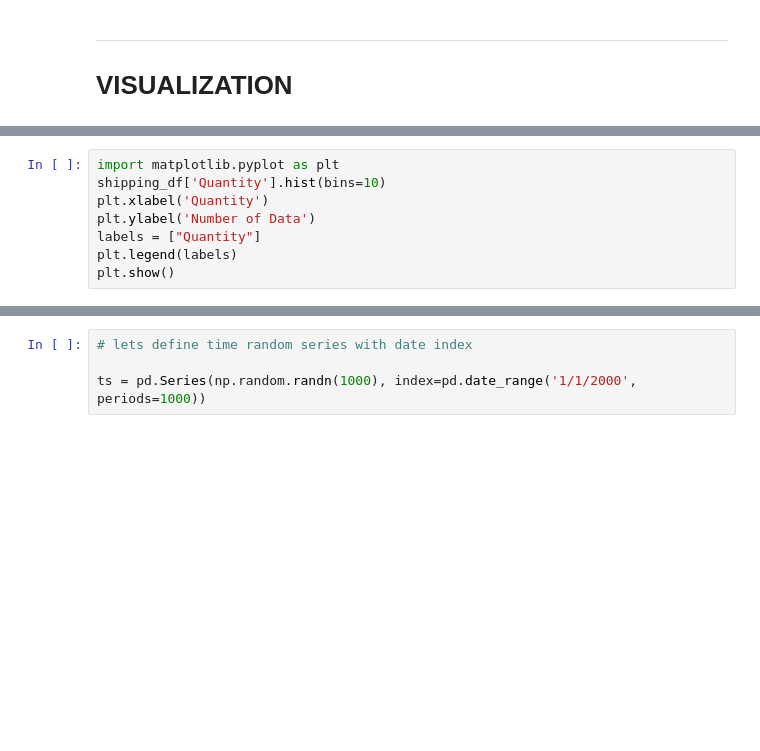
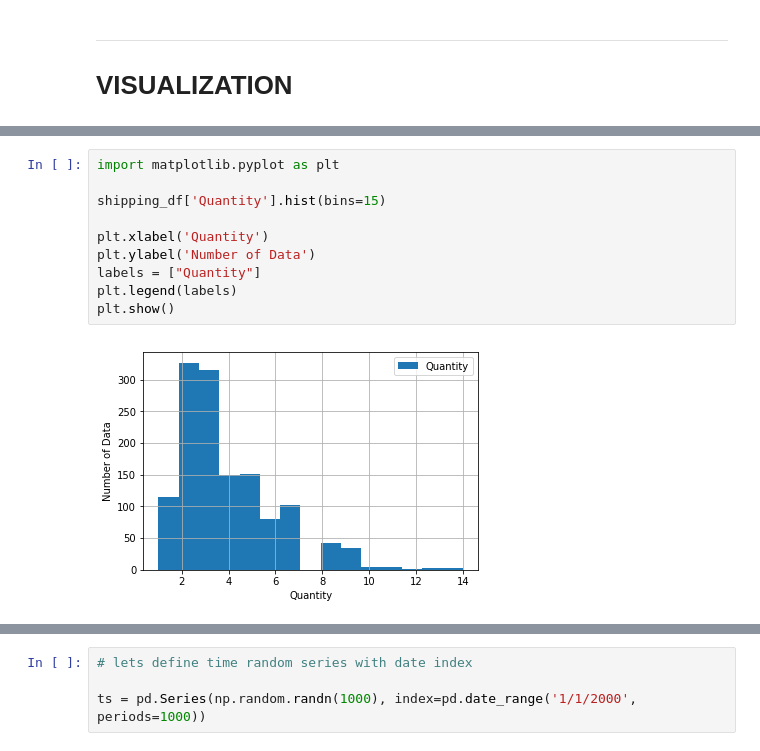
Before and after one commit to gtuinsaat/CE103_Python-in-Civil-Engineering, a Jupyter notebook: CE103-Week10.ipynb, the cells around one changed output, grey strips where cells are left out. Saved outputs shown, nothing was run; the diff lists cells and outputs as text; blank space fills up the shorter version.

```diff
--- a/CE103-Week10.ipynb
+++ b/CE103-Week10.ipynb
@@ -359,11 +892,15 @@ shipping_df.columns
 # %%
 import matplotlib.pyplot as plt
-shipping_df['Quantity'].hist(bins=10)
+
+shipping_df['Quantity'].hist(bins=15)
+
 plt.xlabel('Quantity')
 plt.ylabel('Number of Data')
 labels = ["Quantity"]
 plt.legend(labels)
 plt.show()
+# %% [output]
+[figure, added]
 # %%
 fig = plt.figure(figsize=(20, 8))
 df_x = shipping_df['Ship Date'].tolist()
```
Also changed, not shown: parts of 88 cells of this notebook, 9 other files.
